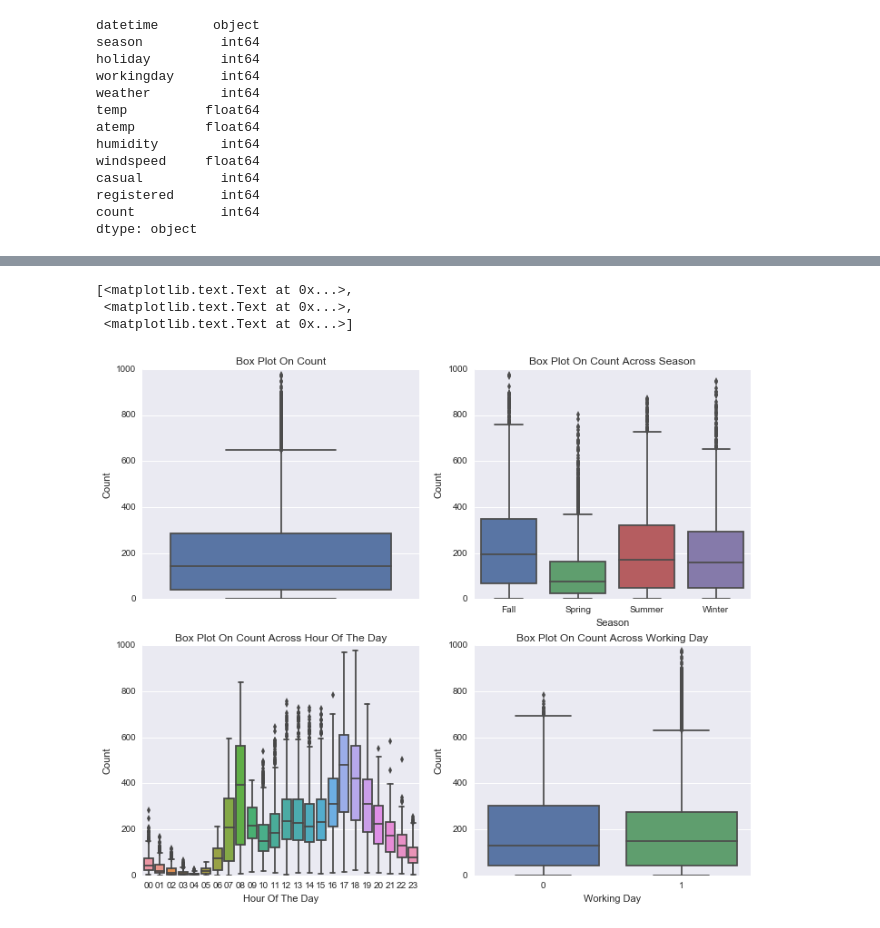
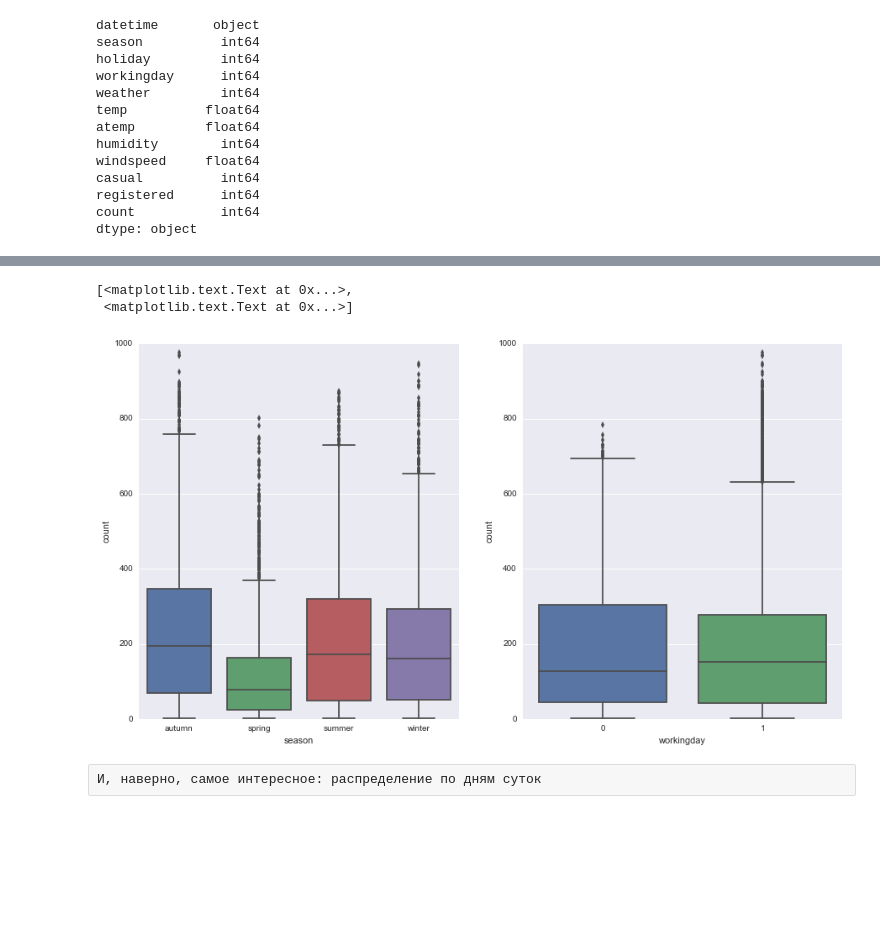
Before and after one commit to Vzzzz/kaggle-bike, a Jupyter notebook: solution.ipynb, the cells around one changed output, grey strips where cells are left out. Saved outputs shown, nothing was run; the diff lists cells and outputs as text; code cells hidden in the pictures; blank space fills up the shorter version.

```diff
--- a/solution.ipynb
+++ b/solution.ipynb
@@ -46,8 +71,11 @@ train["date"] = train.datetime.apply(lambda x : x.split()[0])
 train["hour"] = train.datetime.apply(lambda x : x.split()[1].split(":")[0])
 train["weekday"] = train.date.apply(lambda dateString : calendar.day_name[datetime.strptime(dateString,"%Y-%m-%d").weekday()])
 train["month"] = train.date.apply(lambda dateString : calendar.month_name[datetime.strptime(dateString,"%Y-%m-%d").month])
-train["season"] = train.season.map({1: "Spring", 2 : "Summer", 3 : "Fall", 4 :"Winter" })
-train["weather"] = train.weather.map({1: " Clear + Few clouds + Partly cloudy + Partly cloudy",\
-                                        2 : " Mist + Cloudy, Mist + Broken clouds, Mist + Few clouds, Mist ", \
-                                        3 : " Light Snow, Light Rain + Thunderstorm + Scattered clouds, Light Rain + Scattered clouds", \
-                                        4 :" Heavy Rain + Ice Pallets + Thunderstorm + Mist, Snow + Fog " })
+train["season"] = train.season.map({1: "spring",
+                                    2 : "summer",
+                                    3 : "autumn",
+                                    4 :"winter" })
+train["weather"] = train.weather.map({1: "clear",
+                                      2 : "mist",
+                                      3 : "lightsnow",
+                                      4 :"heavyrain" })
@@ -71,17 +89,15 @@ ax.set(xlabel='variableTypeariable Type', ylabel='Count',title="Variables DataTy
-# %%
-fig, axes = plt.subplots(nrows=2,ncols=2)
-fig.set_size_inches(12, 10)
-sn.boxplot(data=train,y="count",orient="v",ax=axes[0][0])
-sn.boxplot(data=train,y="count",x="season",orient="v",ax=axes[0][1])
-sn.boxplot(data=train,y="count",x="hour",orient="v",ax=axes[1][0])
-sn.boxplot(data=train,y="count",x="workingday",orient="v",ax=axes[1][1])
-
-axes[0][0].set(ylabel='Count',title="Box Plot On Count")
-axes[0][1].set(xlabel='Season', ylabel='Count',title="Box Plot On Count Across Season")
-axes[1][0].set(xlabel='Hour Of The Day', ylabel='Count',title="Box Plot On Count Across Hour Of The Day")
-axes[1][1].set(xlabel='Working Day', ylabel='Count',title="Box Plot On Count Across Working Day")
-# %% [output]
-[<matplotlib.text.Text at 0x...>,
- <matplotlib.text.Text at 0x...>,
- <matplotlib.text.Text at 0x...>]
-[figure, removed]
+# %%
+fig, axes = plt.subplots(nrows=1,ncols=2)
+fig.set_size_inches(15, 8)
+
+sn.boxplot(data=train, y="count",x="season", ax=axes[0])
+sn.boxplot(data=train, y="count",x="workingday", ax=axes[1])
+
+axes[0].set(xlabel='season', ylabel='count')
+axes[1].set(xlabel='workingday', ylabel='count')
+# %% [output]
+[<matplotlib.text.Text at 0x...>,
+ <matplotlib.text.Text at 0x...>]
+[figure, added]
+# %% [raw]
+И, наверно, самое интересное: распределение по дням суток
```
Also changed, not shown: parts of 12 cells of this notebook.
